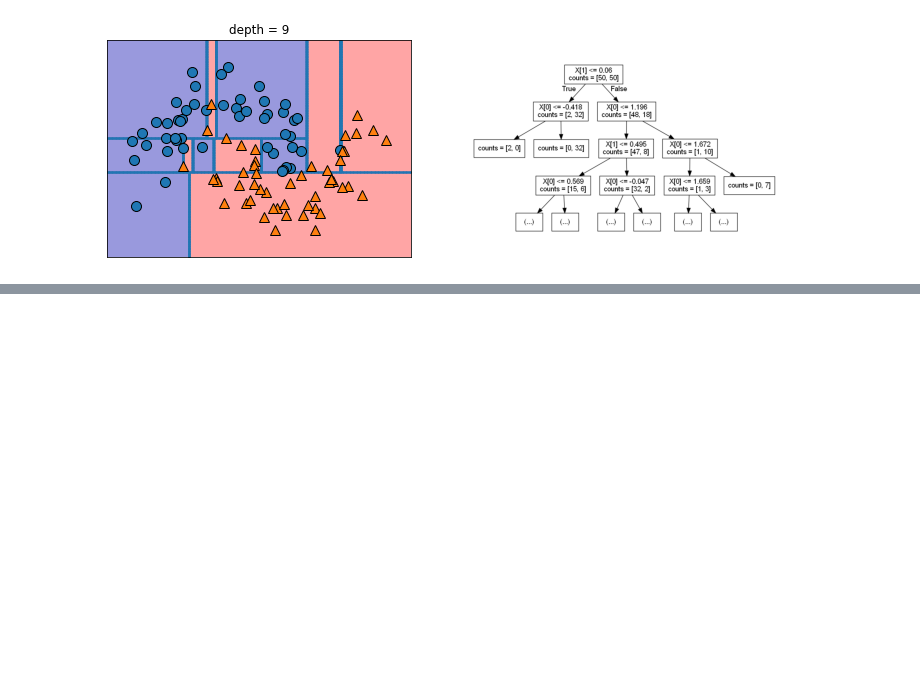
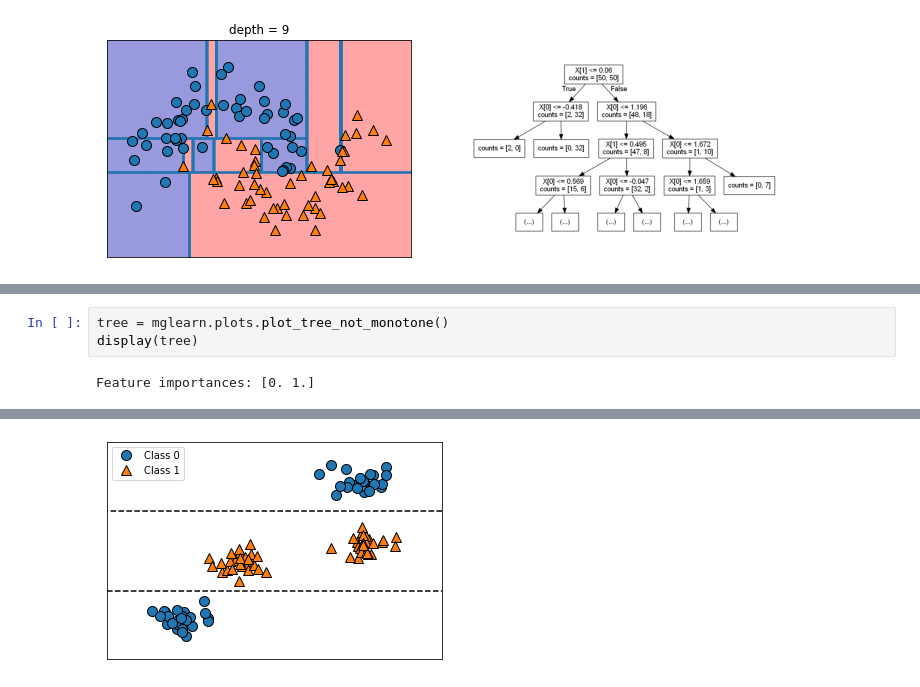
Before and after one commit to Coastpure/Intro-to-ML-with-Python, a Jupyter notebook: 02-supervised-learning.ipynb, the cells around one changed output, grey strips where cells are left out. Drawn from its saved outputs; the diff is of its cells as text; blank space fills up the shorter version.

```diff
--- a/02-supervised-learning.ipynb
+++ b/02-supervised-learning.ipynb
@@ -661,0 +714,5 @@ mglearn.plots.plot_tree_progressive()
+# %%
+tree = mglearn.plots.plot_tree_not_monotone()
+display(tree)
+# %% [output]
+Feature importances: [0. 1.]
@@ -661,0 +720 @@ mglearn.plots.plot_tree_progressive()
+[figure, added]
```
Also changed, not shown: parts of 56 cells of this notebook, 1 other file.
